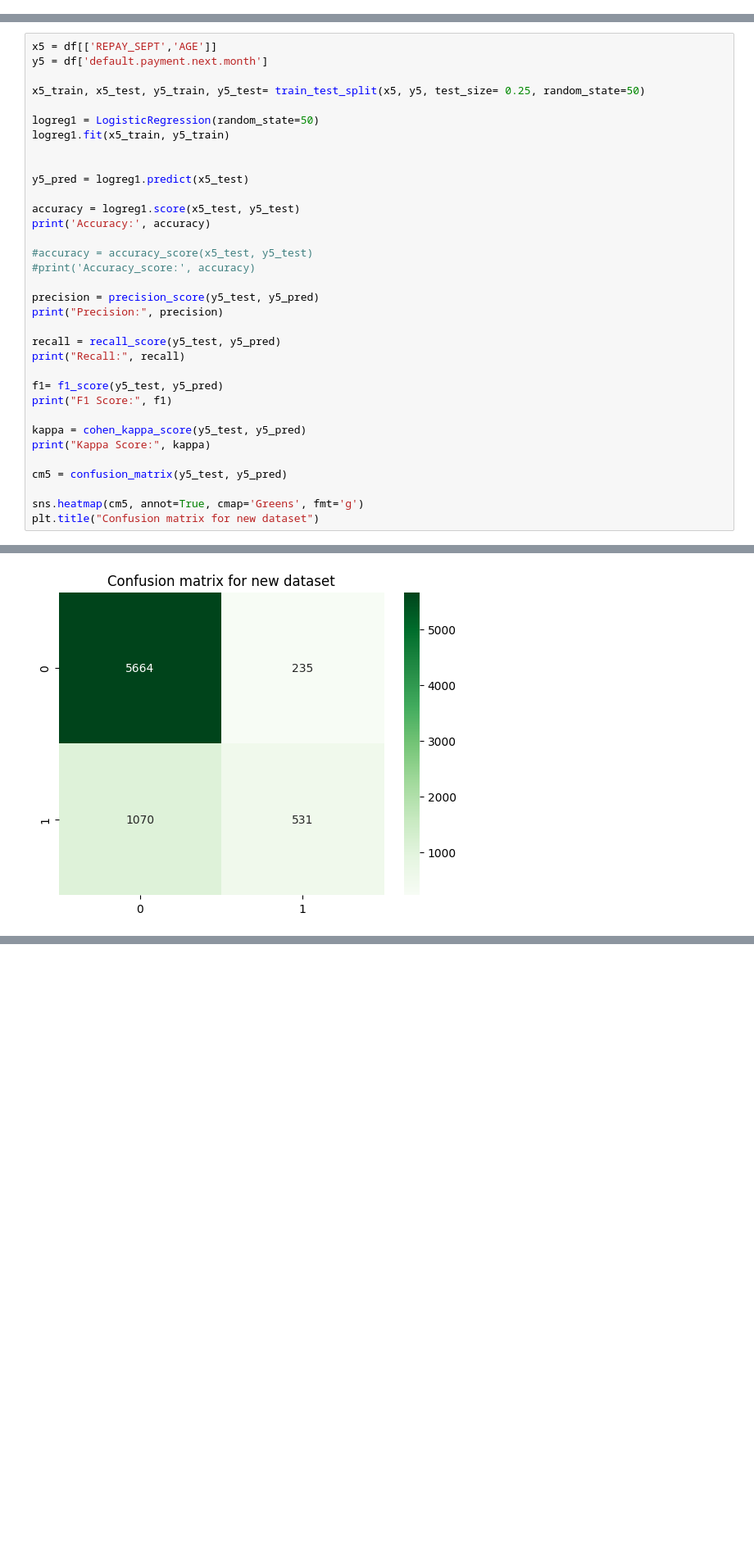
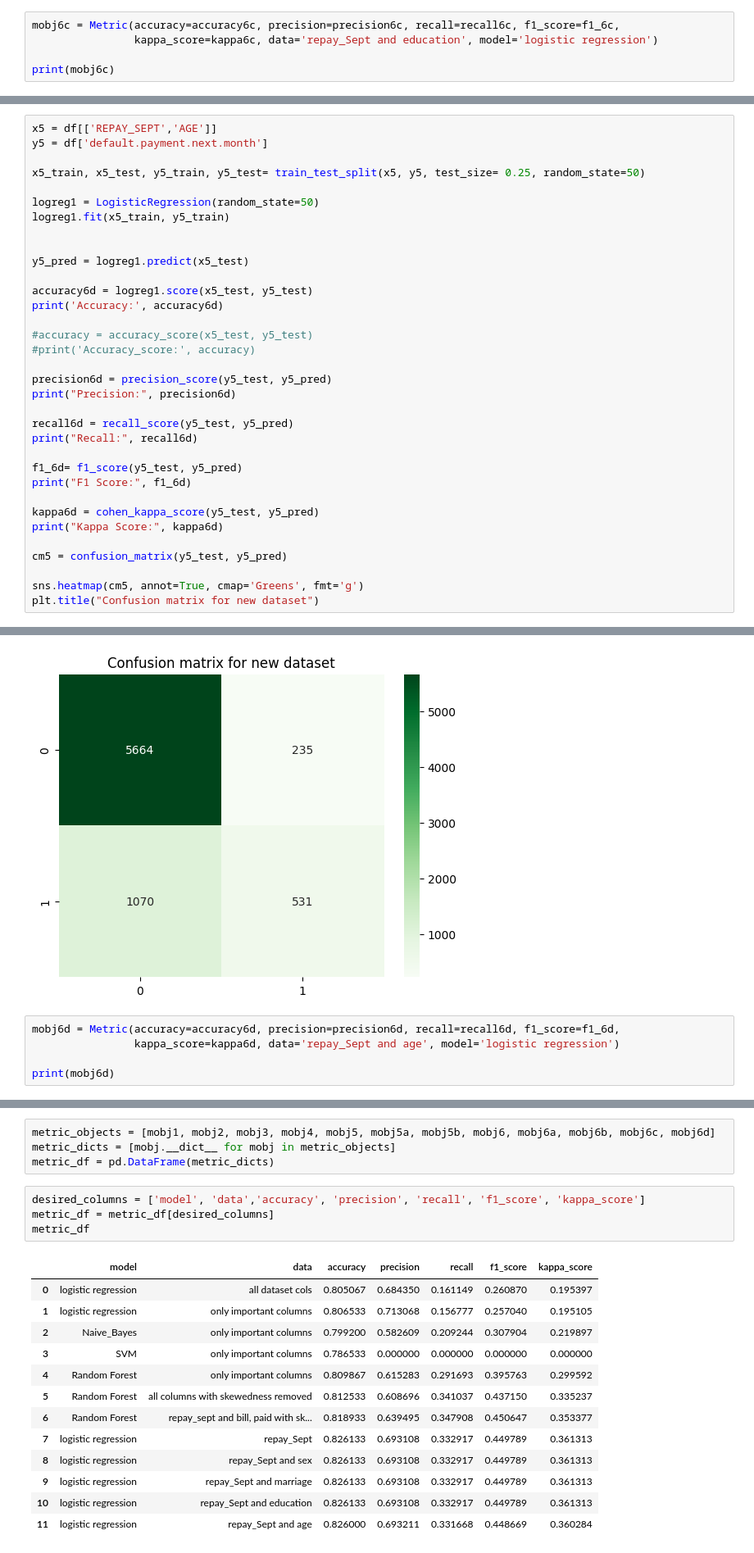
Before and after one commit to AnshikaJain2405/OrionDataAnalyticsInternshipJul23, a Jupyter notebook: notebooks/ML.ipynb, the cells around one changed output, grey strips where cells are left out. Shown at 82% size. Drawn from its saved outputs; the diff is of its cells as text; blank space fills up the shorter version.

```diff
--- a/notebooks/ML.ipynb
+++ b/notebooks/ML.ipynb
@@ -684,3 +831,8 @@ F1 Score: 0.449789029535865
 Kappa Score: 0.3613128794980258
 Text(0.5, 1.0, 'Confusion matrix for new dataset')
 [figure]
+# %%
+mobj6c = Metric(accuracy=accuracy6c, precision=precision6c, recall=recall6c, f1_score=f1_6c,
+                kappa_score=kappa6c, data='repay_Sept and education', model='logistic regression')
+
+print(mobj6c)
@@ -708,23 +862,23 @@ logreg1.fit(x5_train, y5_train)
 
 y5_pred = logreg1.predict(x5_test)
 
-accuracy = logreg1.score(x5_test, y5_test)
-print('Accuracy:', accuracy)
+accuracy6d = logreg1.score(x5_test, y5_test)
+print('Accuracy:', accuracy6d)
 
 #accuracy = accuracy_score(x5_test, y5_test)
 #print('Accuracy_score:', accuracy)
 
-precision = precision_score(y5_test, y5_pred)
-print("Precision:", precision)
+precision6d = precision_score(y5_test, y5_pred)
+print("Precision:", precision6d)
 
-recall = recall_score(y5_test, y5_pred)
-print("Recall:", recall)
+recall6d = recall_score(y5_test, y5_pred)
+print("Recall:", recall6d)
 
-f1= f1_score(y5_test, y5_pred)
-print("F1 Score:", f1)
+f1_6d= f1_score(y5_test, y5_pred)
+print("F1 Score:", f1_6d)
 
-kappa = cohen_kappa_score(y5_test, y5_pred)
-print("Kappa Score:", kappa)
+kappa6d = cohen_kappa_score(y5_test, y5_pred)
+print("Kappa Score:", kappa6d)
 
 cm5 = confusion_matrix(y5_test, y5_pred)
 
@@ -738,3 +892,8 @@ F1 Score: 0.44866920152091255
 Kappa Score: 0.3602844173846296
 Text(0.5, 1.0, 'Confusion matrix for new dataset')
 [figure]
+# %%
+mobj6d = Metric(accuracy=accuracy6d, precision=precision6d, recall=recall6d, f1_score=f1_6d,
+                kappa_score=kappa6d, data='repay_Sept and age', model='logistic regression')
+
+print(mobj6d)
@@ -740,0 +904,22 @@ Text(0.5, 1.0, 'Confusion matrix for new dataset')
+# %%
+metric_objects = [mobj1, mobj2, mobj3, mobj4, mobj5, mobj5a, mobj5b, mobj6, mobj6a, mobj6b, mobj6c, mobj6d]
+metric_dicts = [mobj.__dict__ for mobj in metric_objects]
+metric_df = pd.DataFrame(metric_dicts)
+# %%
+desired_columns = ['model', 'data','accuracy', 'precision', 'recall', 'f1_score', 'kappa_score']
+metric_df = metric_df[desired_columns]
+metric_df
+# %% [output]
+|  | model | data | accuracy | precision | recall | f1_score | kappa_score |
+| 0 | logistic regression | all dataset cols | 0.805067 | 0.684350 | 0.161149 | 0.260870 | 0.195397 |
+| 1 | logistic regression | only important columns | 0.806533 | 0.713068 | 0.156777 | 0.257040 | 0.195105 |
+| 2 | Naive_Bayes | only important columns | 0.799200 | 0.582609 | 0.209244 | 0.307904 | 0.219897 |
+| 3 | SVM | only important columns | 0.786533 | 0.000000 | 0.000000 | 0.000000 | 0.000000 |
+| 4 | Random Forest | only important columns | 0.809867 | 0.615283 | 0.291693 | 0.395763 | 0.299592 |
+| 5 | Random Forest | all columns with skewedness removed | 0.812533 | 0.608696 | 0.341037 | 0.437150 | 0.335237 |
+| 6 | Random Forest | repay_sept and bill, paid with sk... | 0.818933 | 0.639495 | 0.347908 | 0.450647 | 0.353377 |
+| 7 | logistic regression | repay_Sept | 0.826133 | 0.693108 | 0.332917 | 0.449789 | 0.361313 |
+| 8 | logistic regression | repay_Sept and sex | 0.826133 | 0.693108 | 0.332917 | 0.449789 | 0.361313 |
+| 9 | logistic regression | repay_Sept and marriage | 0.826133 | 0.693108 | 0.332917 | 0.449789 | 0.361313 |
+| 10 | logistic regression | repay_Sept and education | 0.826133 | 0.693108 | 0.332917 | 0.449789 | 0.361313 |
+| 11 | logistic regression | repay_Sept and age | 0.826000 | 0.693211 | 0.331668 | 0.448669 | 0.360284 |
```
Also changed, not shown: parts of 32 cells of this notebook.
